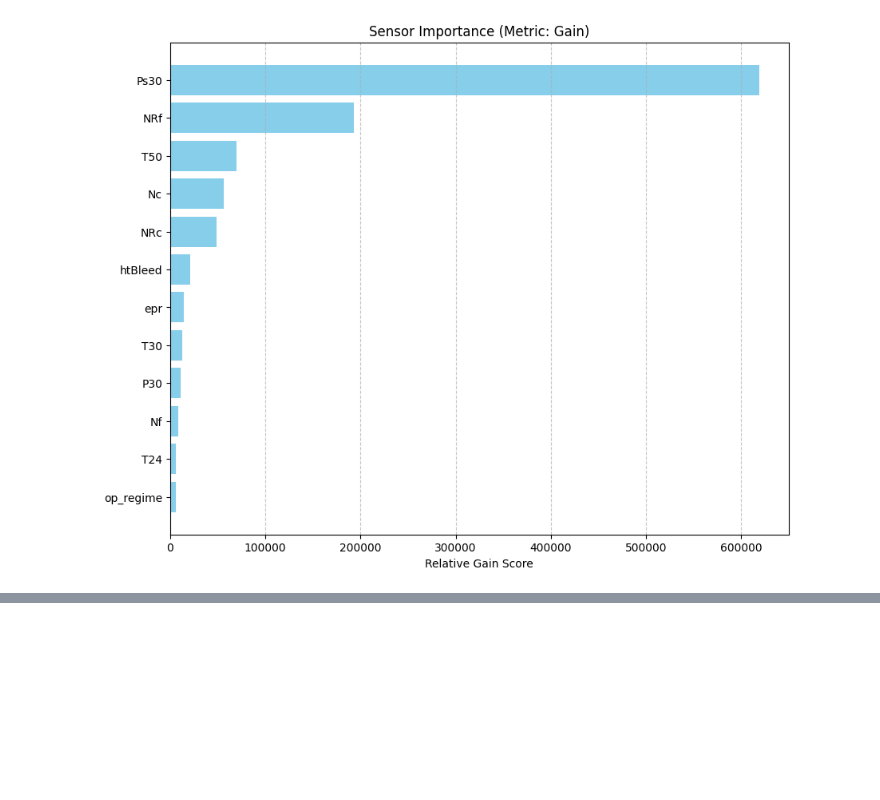
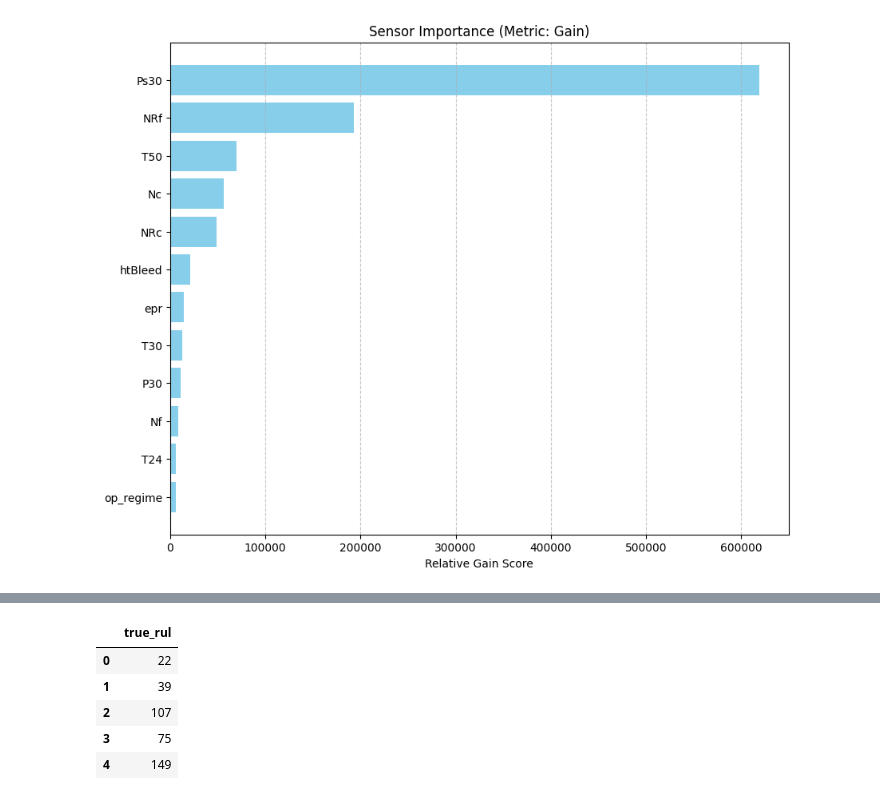
Before and after one commit to borgaonkarjui/survival_analysis_cmapss, a Jupyter notebook: notebooks/xgboost_training.ipynb, the cells around one changed output, grey strips where cells are left out. Drawn from its saved outputs; the diff is of its cells as text; code cells hidden in the pictures; blank space fills up the shorter version.

```diff
--- a/notebooks/xgboost_training.ipynb
+++ b/notebooks/xgboost_training.ipynb
@@ -121,0 +130,9 @@ plot_feature_importance(model_v0, importance_type='gain')
+# %%
+y_true_test.head()
+# %% [output]
+|  | true_rul |
+| 0 | 22 |
+| 1 | 39 |
+| 2 | 107 |
+| 3 | 75 |
+| 4 | 149 |
```
Also changed, not shown: parts of 11 cells of this notebook, 1 other file.
